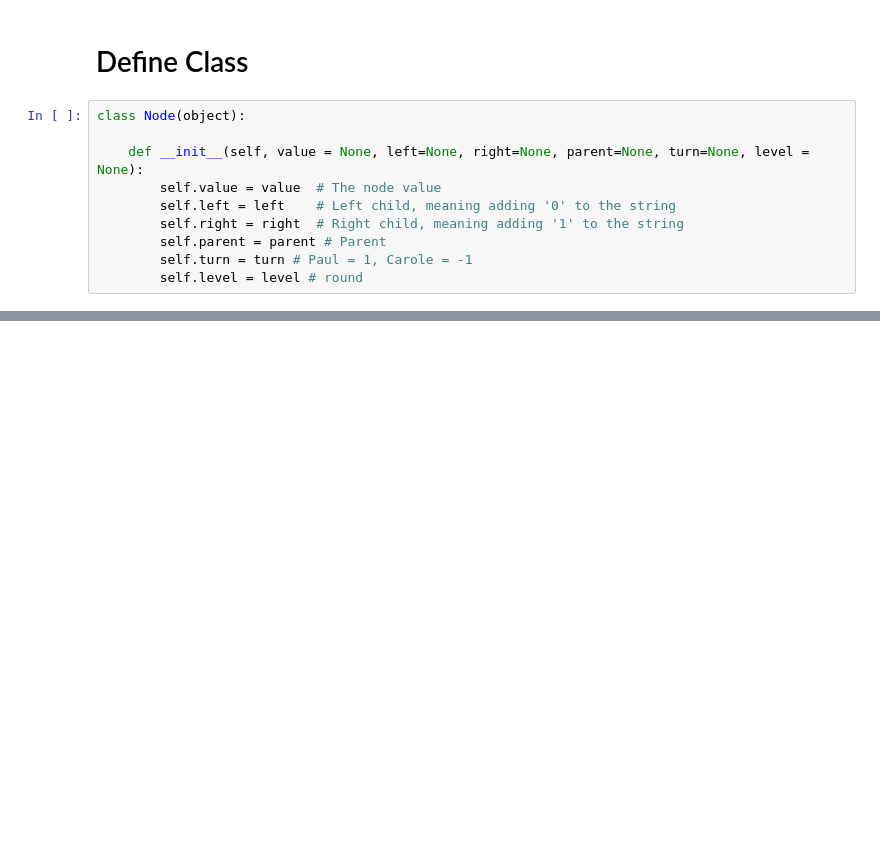
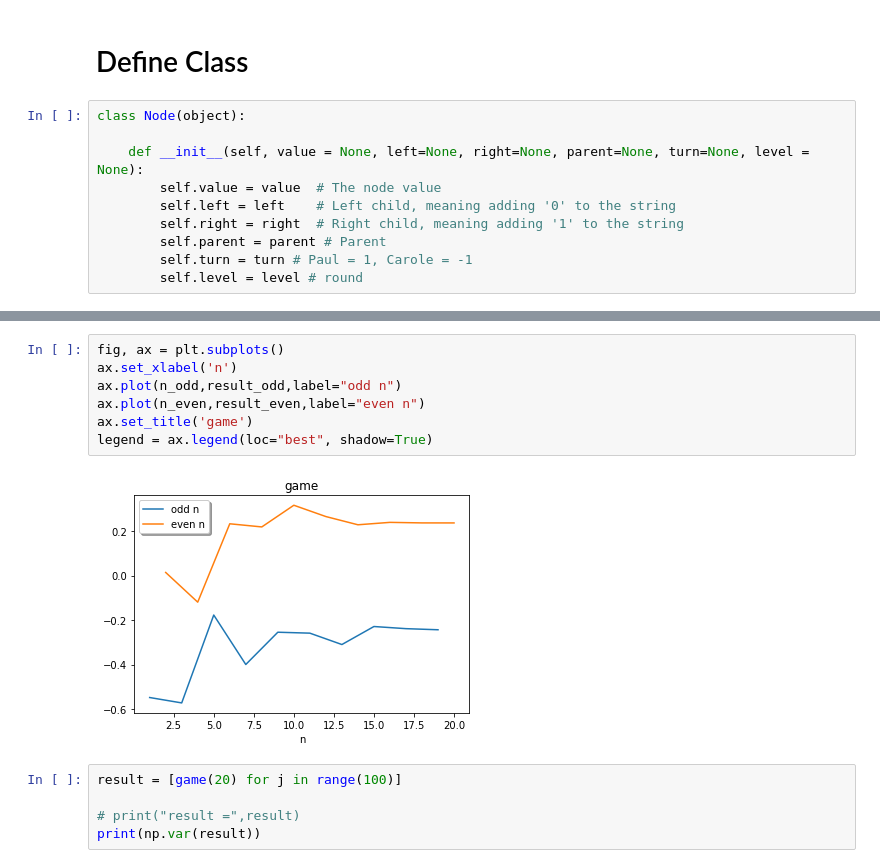
Before and after one commit to LaylalaLau/CSCI-UA-310-Algorithms-Game-Project, a Jupyter notebook: game.ipynb, the cells around one changed output, grey strips where cells are left out. Drawn from its saved outputs; the diff is of its cells as text; blank space fills up the shorter version.

```diff
--- a/game.ipynb
+++ b/game.ipynb
@@ -44,0 +139,14 @@ while a.level != n:
+# %%
+fig, ax = plt.subplots()
+ax.set_xlabel('n')
+ax.plot(n_odd,result_odd,label="odd n")
+ax.plot(n_even,result_even,label="even n")
+ax.set_title('game')
+legend = ax.legend(loc="best", shadow=True)
+# %% [output]
+[figure, added]
+# %%
+result = [game(20) for j in range(100)]
+
+# print("result =",result)
+print(np.var(result))
```
Also changed, not shown: parts of 21 cells of this notebook.
